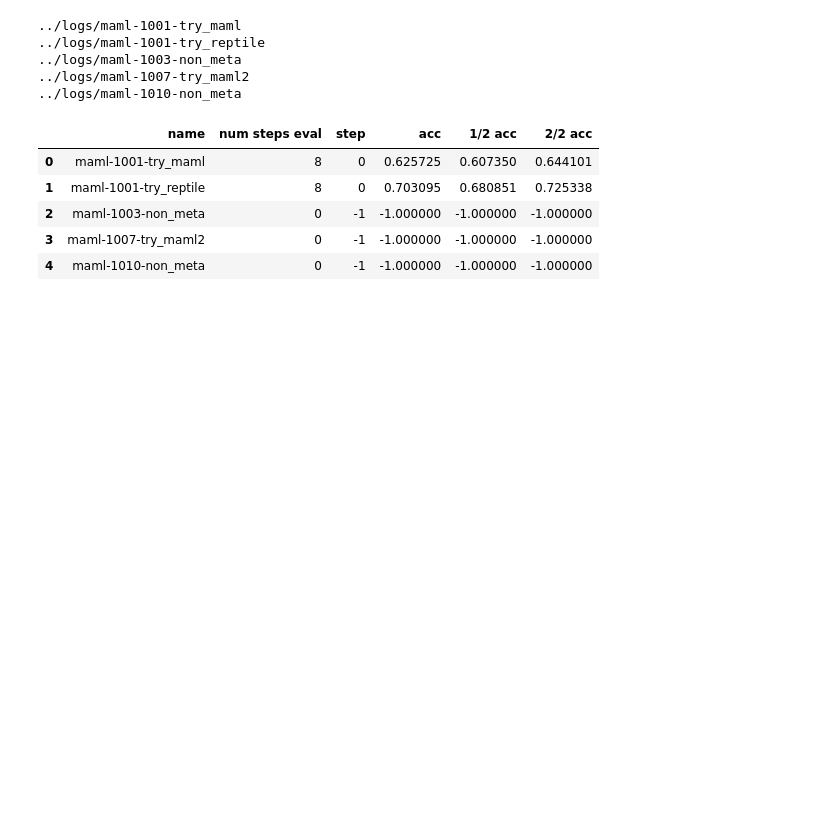
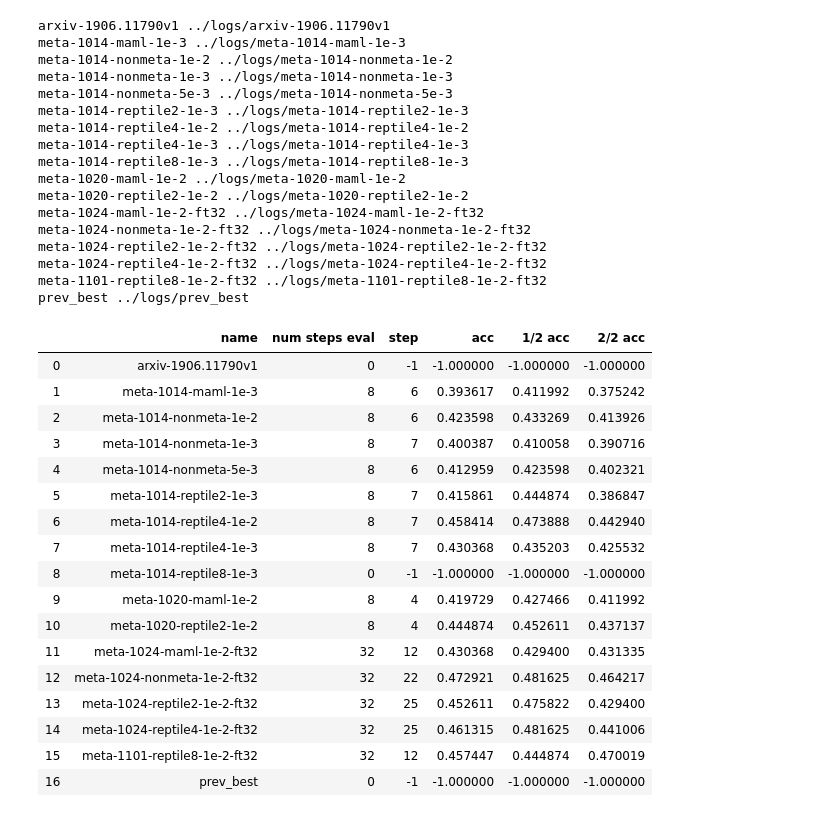
Before and after one commit to camelop/seq2struct, a Jupyter notebook: notebooks/spider_20191014.ipynb, the cells around one changed output. Saved outputs shown, nothing was run; the diff lists cells and outputs as text; code cells hidden in the pictures; blank space fills up the shorter version.

Commit message:
meta_learning all

```diff
--- a/notebooks/spider_20191014.ipynb
+++ b/notebooks/spider_20191014.ipynb
@@ -38,6 +38,8 @@ for d in sorted(glob.glob('../logs/*')):
     all_scores = []
     best = (0, 0)
     for eval_path in eval_paths:
+        if "ft" in eval_path and not eval_path.endswith("ft0"):
+            continue
         step = int(re.search('step(\d+)', eval_path).group(1))
         scores = json.load(open(eval_path))
         first_half_exact = compute_accuracy(scores['per_item'][:517])
@@ -81,43 +107,71 @@ plt.legend()
 # %%
 accuracy_per_run = collections.defaultdict(dict)
 rows = []
 for d in sorted(glob.glob('../logs/*')):
+    if "1e-1" in d:
+        continue
     exp_name = os.path.basename(d)
     if "wrong" in exp_name or "test" in exp_name:
         continue
     eval_paths = glob.glob(os.path.join(d, 'ft-eval-val-step*-bs1.jsonl*'))
     all_scores = []
     best = (0, 0)
+    print(exp_name, d)
     for eval_path in eval_paths:
-        ft_num = int(re.search('ft(\d+)', eval_path).group(1))
+        # ft_num = int(re.search('ft(\d+)', eval_path).group(1))
+        ft_num = int(eval_path.split("ft")[-1])
         scores = json.load(open(eval_path))
         first_half_exact = compute_accuracy(scores['per_item'][:517])
         second_half_exact = compute_accuracy(scores['per_item'][517:])
+        # print(eval_path, scores['total_scores']['all']['exact'])
         all_scores.append((ft_num, scores['total_scores']['all']['exact'], first_half_exact['all'], second_half_exact['all']))
 
     all_scores.sort(key=operator.itemgetter(0))
     sorted_scores = sorted(all_scores, reverse=True, key=operator.itemgetter(1))
     rows.append((exp_name,)+( len(eval_paths),) + (sorted_scores[0] if sorted_scores else (-1, -1, -1, -1)))
     accuracy_per_run[exp_name] = {
         'x': [s[0] for s in all_scores],
         'all': [s[1] for s in all_scores],
         '1/2': [s[2] for s in all_scores],
         '2/2': [s[3] for s in all_scores],
     }
-    print(d)
 
 df = pd.DataFrame(rows, columns=('name', 'num steps eval', 'step', 'acc', '1/2 acc', '2/2 acc'))
 df
 # %% [output]
-../logs/maml-1001-try_maml
-../logs/maml-1001-try_reptile
-../logs/maml-1003-non_meta
-../logs/maml-1007-try_maml2
-../logs/maml-1010-non_meta
+arxiv-1906.11790v1 ../logs/arxiv-1906.11790v1
+meta-1014-maml-1e-3 ../logs/meta-1014-maml-1e-3
+meta-1014-nonmeta-1e-2 ../logs/meta-1014-nonmeta-1e-2
+meta-1014-nonmeta-1e-3 ../logs/meta-1014-nonmeta-1e-3
+meta-1014-nonmeta-5e-3 ../logs/meta-1014-nonmeta-5e-3
+meta-1014-reptile2-1e-3 ../logs/meta-1014-reptile2-1e-3
+meta-1014-reptile4-1e-2 ../logs/meta-1014-reptile4-1e-2
+meta-1014-reptile4-1e-3 ../logs/meta-1014-reptile4-1e-3
+meta-1014-reptile8-1e-3 ../logs/meta-1014-reptile8-1e-3
+meta-1020-maml-1e-2 ../logs/meta-1020-maml-1e-2
+meta-1020-reptile2-1e-2 ../logs/meta-1020-reptile2-1e-2
+meta-1024-maml-1e-2-ft32 ../logs/meta-1024-maml-1e-2-ft32
+meta-1024-nonmeta-1e-2-ft32 ../logs/meta-1024-nonmeta-1e-2-ft32
+meta-1024-reptile2-1e-2-ft32 ../logs/meta-1024-reptile2-1e-2-ft32
+meta-1024-reptile4-1e-2-ft32 ../logs/meta-1024-reptile4-1e-2-ft32
+meta-1101-reptile8-1e-2-ft32 ../logs/meta-1101-reptile8-1e-2-ft32
+prev_best ../logs/prev_best
 |  | name | num steps eval | step | acc | 1/2 acc | 2/2 acc |
-| 0 | maml-1001-try_maml | 8 | 0 | 0.625725 | 0.607350 | 0.644101 |
-| 1 | maml-1001-try_reptile | 8 | 0 | 0.703095 | 0.680851 | 0.725338 |
-| 2 | maml-1003-non_meta | 0 | -1 | -1.000000 | -1.000000 | -1.000000 |
-| 3 | maml-1007-try_maml2 | 0 | -1 | -1.000000 | -1.000000 | -1.000000 |
-| 4 | maml-1010-non_meta | 0 | -1 | -1.000000 | -1.000000 | -1.000000 |
+| 0 | arxiv-1906.11790v1 | 0 | -1 | -1.000000 | -1.000000 | -1.000000 |
+| 1 | meta-1014-maml-1e-3 | 8 | 6 | 0.393617 | 0.411992 | 0.375242 |
+| 2 | meta-1014-nonmeta-1e-2 | 8 | 6 | 0.423598 | 0.433269 | 0.413926 |
+| 3 | meta-1014-nonmeta-1e-3 | 8 | 7 | 0.400387 | 0.410058 | 0.390716 |
+| 4 | meta-1014-nonmeta-5e-3 | 8 | 6 | 0.412959 | 0.423598 | 0.402321 |
+| 5 | meta-1014-reptile2-1e-3 | 8 | 7 | 0.415861 | 0.444874 | 0.386847 |
+| 6 | meta-1014-reptile4-1e-2 | 8 | 7 | 0.458414 | 0.473888 | 0.442940 |
+| 7 | meta-1014-reptile4-1e-3 | 8 | 7 | 0.430368 | 0.435203 | 0.425532 |
+| 8 | meta-1014-reptile8-1e-3 | 0 | -1 | -1.000000 | -1.000000 | -1.000000 |
+| 9 | meta-1020-maml-1e-2 | 8 | 4 | 0.419729 | 0.427466 | 0.411992 |
+| 10 | meta-1020-reptile2-1e-2 | 8 | 4 | 0.444874 | 0.452611 | 0.437137 |
+| 11 | meta-1024-maml-1e-2-ft32 | 32 | 12 | 0.430368 | 0.429400 | 0.431335 |
+| 12 | meta-1024-nonmeta-1e-2-ft32 | 32 | 22 | 0.472921 | 0.481625 | 0.464217 |
+| 13 | meta-1024-reptile2-1e-2-ft32 | 32 | 25 | 0.452611 | 0.475822 | 0.429400 |
+| 14 | meta-1024-reptile4-1e-2-ft32 | 32 | 25 | 0.461315 | 0.481625 | 0.441006 |
+| 15 | meta-1101-reptile8-1e-2-ft32 | 32 | 12 | 0.457447 | 0.444874 | 0.470019 |
+| 16 | prev_best | 0 | -1 | -1.000000 | -1.000000 | -1.000000 |
 # %%
```
Also changed, not shown: parts of 3 cells of this notebook, 8 other files.
